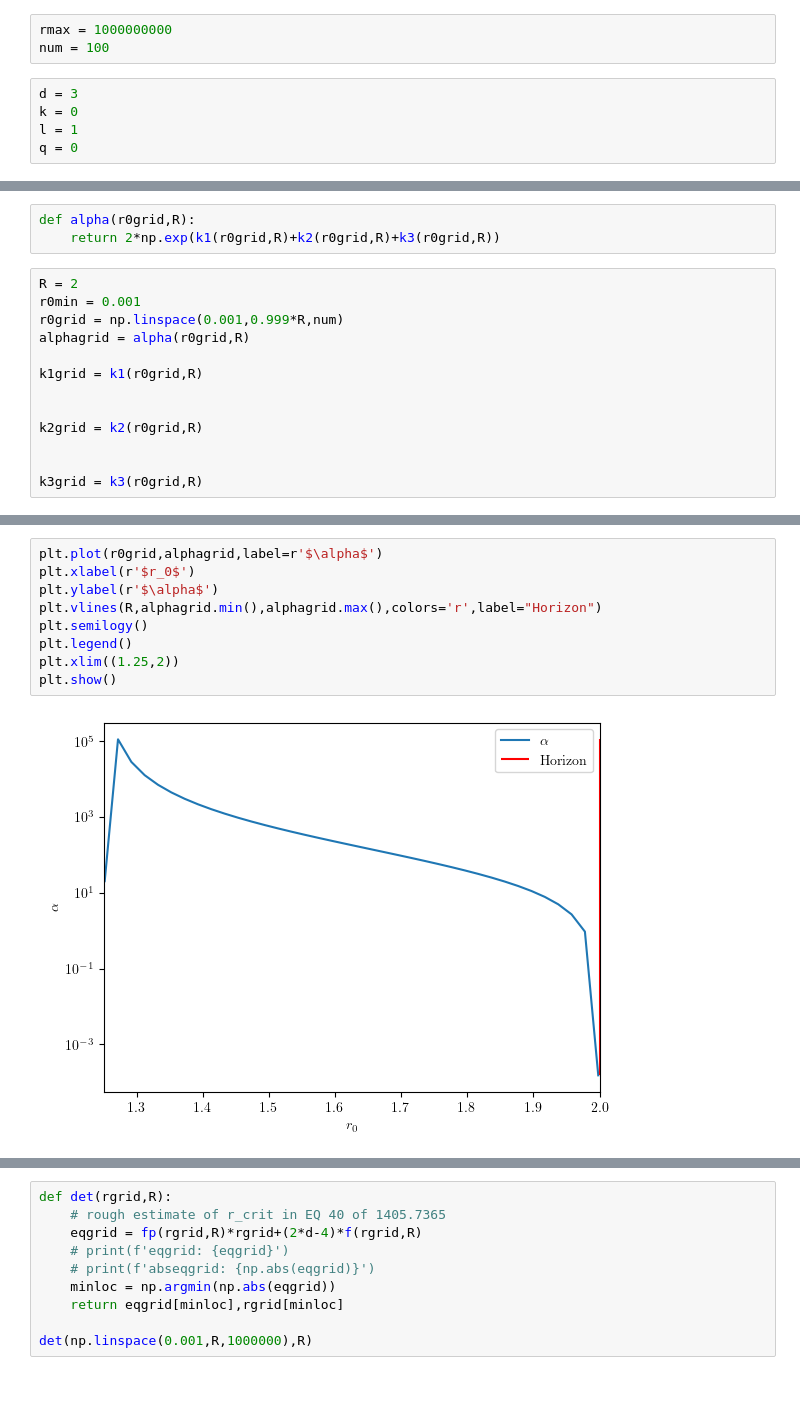
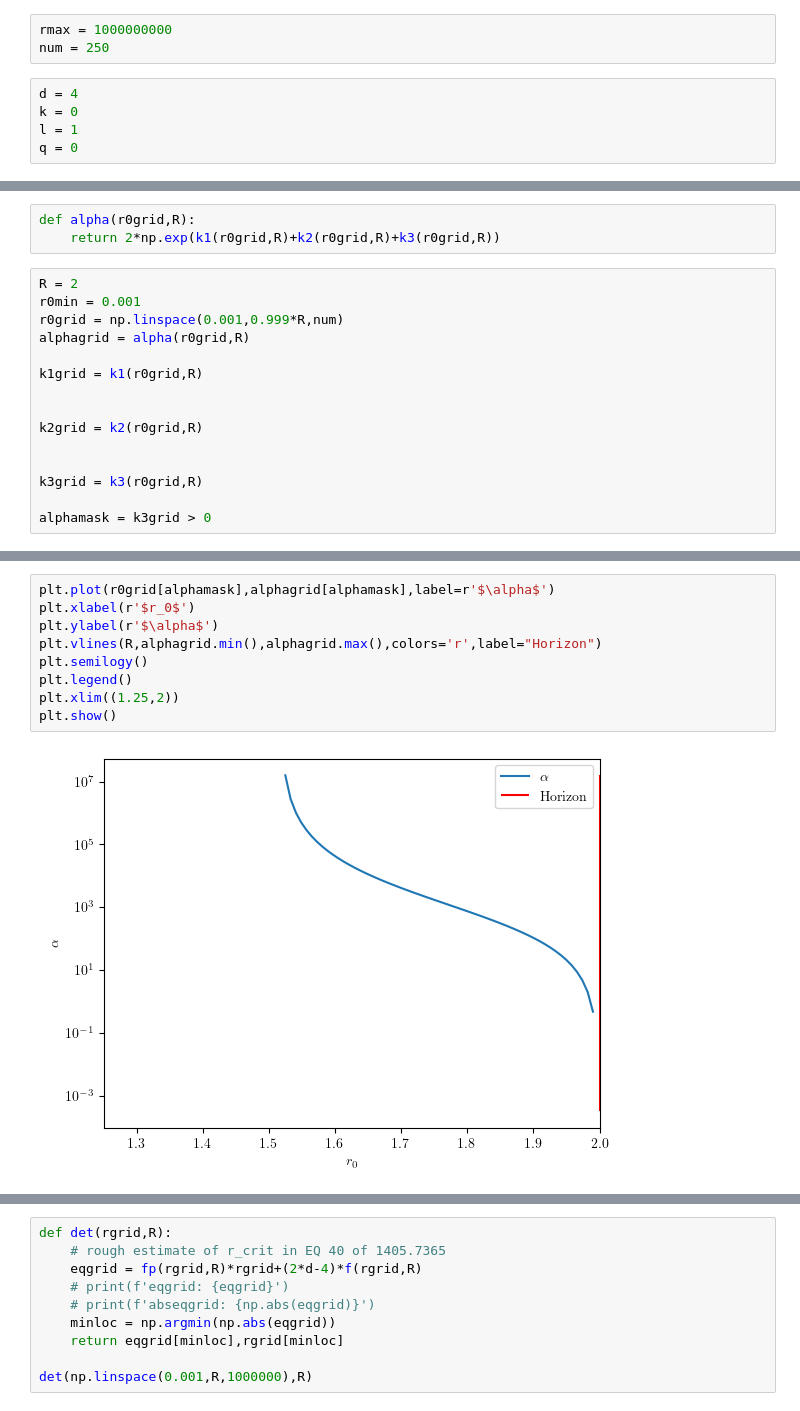
Before and after one commit to Bkorotko03/HoloProj, a Jupyter notebook: PertRNBH260128.ipynb, the cells around one changed output, grey strips where cells are left out. Cells and saved outputs as stored; diff of their text form.

```diff
--- a/PertRNBH260128.ipynb
+++ b/PertRNBH260128.ipynb
@@ -14,9 +14,9 @@ import scipy as sp
 # We figured out that the math doesnt suck when we have d = 2, so we'll build and test with this and then introduce the extra cubic cutoff term for d>2
 # %%
 rmax = 1000000000
-num = 100
+num = 250
 # %%
-d = 3
+d = 4
 k = 0
 l = 1
 q = 0
@@ -105,3 +105,5 @@ k2grid = k2(r0grid,R)
 
 
 k3grid = k3(r0grid,R)
+
+alphamask = k3grid > 0
@@ -207,14 +171,14 @@ array([1.01014871e+03, 5.86235021e+02, 4.53601285e+02, 3.76549696e+02,
 # %%
-plt.plot(r0grid,alphagrid,label=r'$\alpha$')
+plt.plot(r0grid[alphamask],alphagrid[alphamask],label=r'$\alpha$')
 plt.xlabel(r'$r_0$')
 plt.ylabel(r'$\alpha$')
 plt.vlines(R,alphagrid.min(),alphagrid.max(),colors='r',label="Horizon")
 plt.semilogy()
 plt.legend()
 plt.xlim((1.25,2))
 plt.show()
 # %% [output]
-[figure, old version]
+[figure, new version]
 # %%
 plt.plot(r0grid,k1grid,label='k1')
 plt.plot(r0grid,k2grid,label='k2')
```
Also changed, not shown: parts of 7 cells of this notebook.
